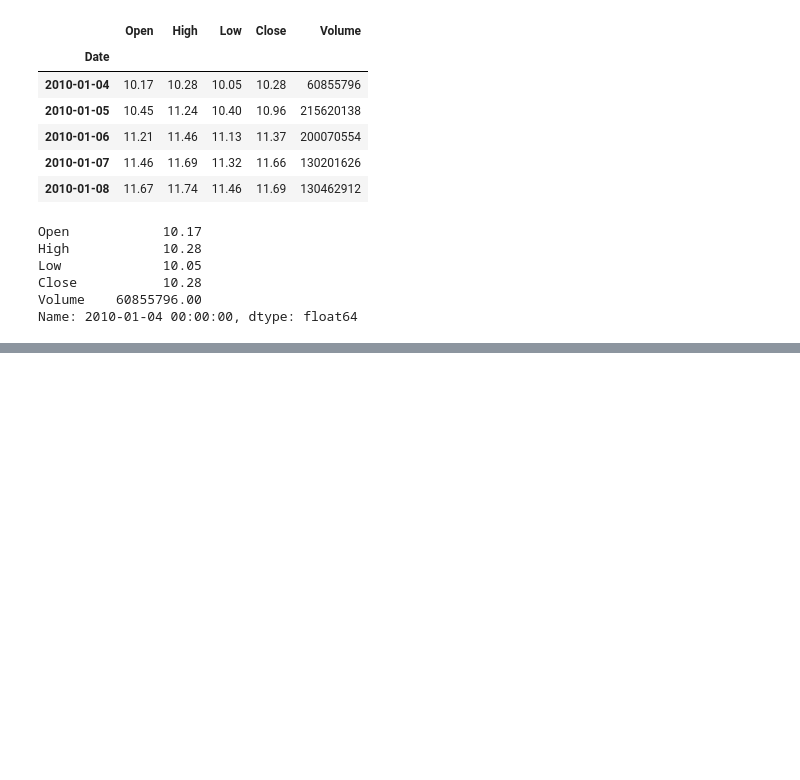
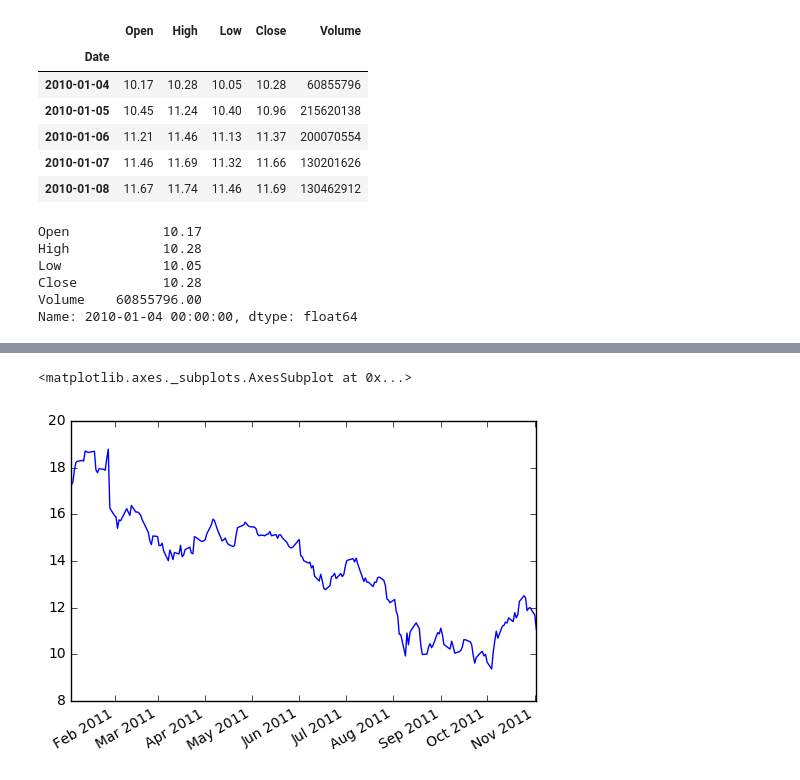
Before and after one commit to ChrisIJH/zlBacktest, a Jupyter notebook: test.ipynb, the cells around one changed output, grey strips where cells are left out. Drawn from its saved outputs; the diff is of its cells as text; code cells hidden in the pictures; blank space fills up the shorter version.

```diff
--- a/test.ipynb
+++ b/test.ipynb
@@ -451,0 +458,2 @@ Name: 2010-01-04 00:00:00, dtype: float64
+# %%
+F = pd.read_pickle('res_f.pkl')
@@ -451,0 +480,5 @@ Name: 2010-01-04 00:00:00, dtype: float64
+# %%
+F.F.plot()
+# %% [output]
+<matplotlib.axes._subplots.AxesSubplot at 0x...>
+[figure, added]
```
Also changed, not shown: parts of 5 cells of this notebook, 6 other files.
